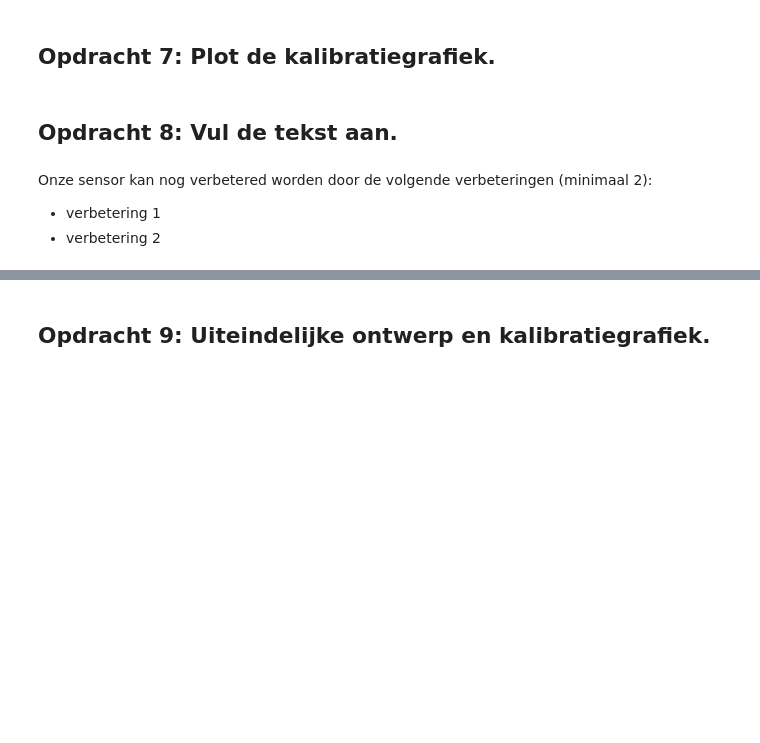
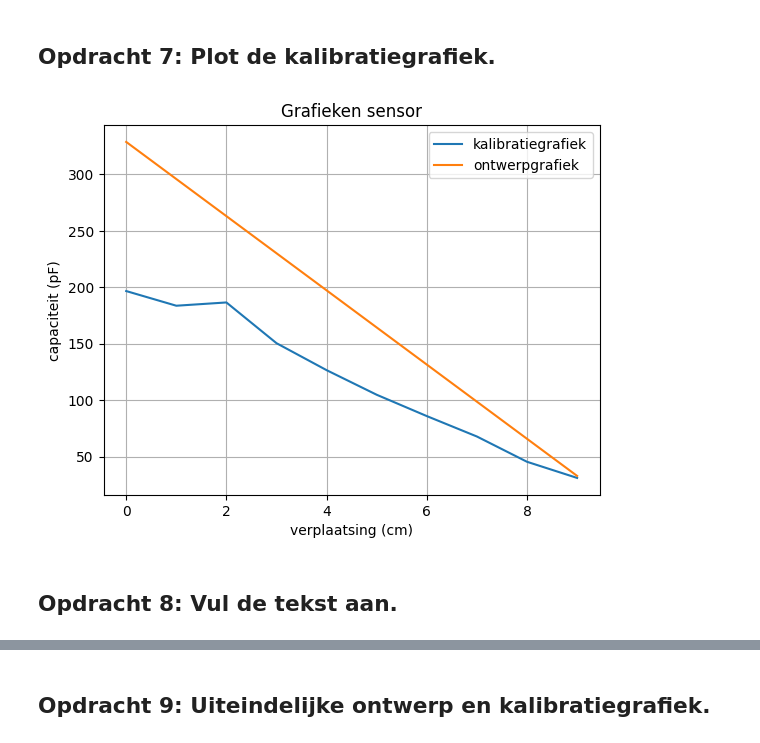
Before and after one commit to Bart-Smit/Edzard-DEFd, a Jupyter notebook: FysiekeOntwerpopdrachten/2OntwerpEenSensorCondensator/DEFOntwerpopdracht2OntwerpEenSensorInvulTemplate.ipynb, the cells around one changed output, grey strips where cells are left out. Cells and saved outputs as stored; diff of their text form; code cells hidden in the pictures; blank space fills up the shorter version.

```diff
--- a/FysiekeOntwerpopdrachten/2OntwerpEenSensorCondensator/DEFOntwerpopdracht2OntwerpEenSensorInvulTemplate.ipynb
+++ b/FysiekeOntwerpopdrachten/2OntwerpEenSensorCondensator/DEFOntwerpopdracht2OntwerpEenSensorInvulTemplate.ipynb
@@ -88,7 +109,17 @@ Pas deze tekst aan: Wij gaan een sensor maken die X meet.
+# %%
+# Plot hier je gemeten kalibratiegrafiek en plot in dezelfde figuur ook je verwachte ontwerpgrafiek.
+verplaatsing = [0,1,2,3,4,5,6,7,8,9]
+capaciteit = [196.7,183.7,186.6,150.5,126.6,104.8,85.9,67.8,45.4,31.1]
+plt.plot(verplaatsing,capaciteit, label = 'kalibratiegrafiek')
+
+plt.plot(x * 100, C, label = 'ontwerpgrafiek')
+plt.xlabel("verplaatsing (cm)")
+plt.ylabel("capaciteit (pF)")
+plt.title("Grafieken sensor")
+plt.legend()
+plt.grid()
+plt.show()
+# %% [output]
+[figure, added]
 # %% [markdown]
 ## Opdracht 8: Vul de tekst aan.
-# %% [markdown]
-Onze sensor kan nog verbetered worden door de volgende verbeteringen (minimaal 2):
-
-* verbetering 1
-* verbetering 2
```
Also changed, not shown: parts of 35 cells of this notebook, 10 other files.
